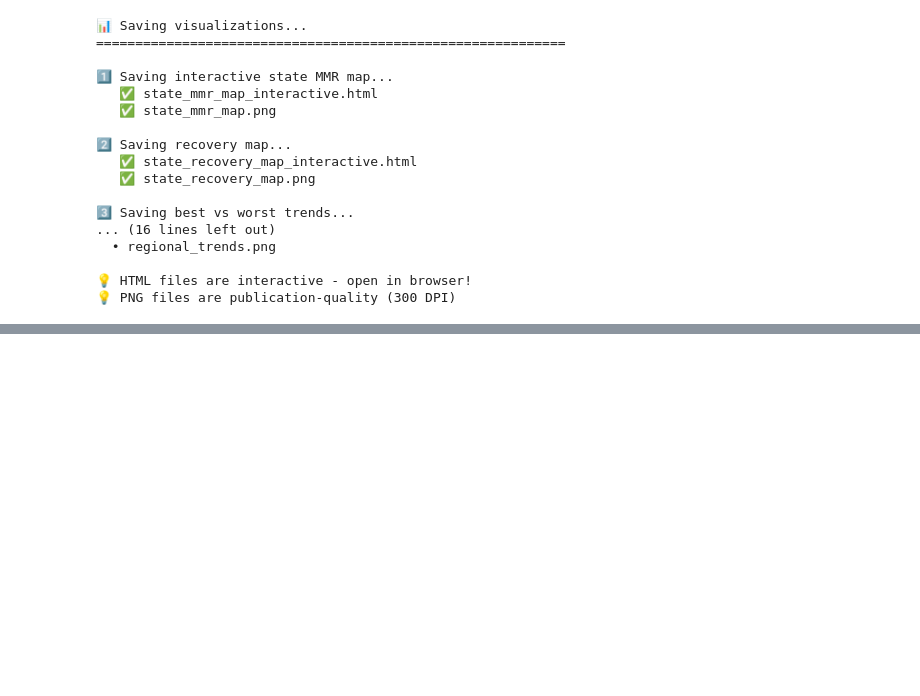
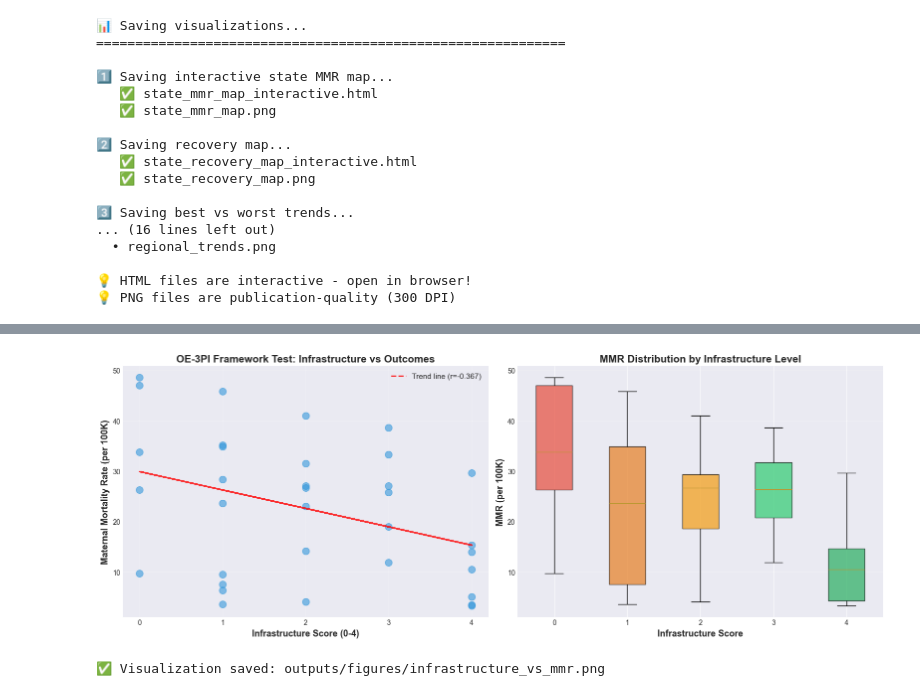
Before and after one commit to marshelton3/equity-metrics-dashboard, a Jupyter notebook: notebooks/03_state_analysis.ipynb, the cells around one changed output, grey strips where cells are left out. Cells and saved outputs as stored; diff of their text form; code cells hidden in the pictures; blank space fills up the shorter version.

```diff
--- a/notebooks/03_state_analysis.ipynb
+++ b/notebooks/03_state_analysis.ipynb
@@ -1029,0 +1685,52 @@ print("💡 PNG files are publication-quality (300 DPI)")
+# %%
+# ============================================================================
+# VISUALIZE: Infrastructure Score vs MMR
+# ============================================================================
+
+fig, (ax1, ax2) = plt.subplots(1, 2, figsize=(16, 6))
+
+# Plot 1: Scatter plot with trend line
+ax1.scatter(merged_data['Infrastructure_Score'], merged_data['MMR'],
+           s=100, alpha=0.6, color='#3498db')
+
+# Add trend line
+z = np.polyfit(merged_data['Infrastructure_Score'], merged_data['MMR'], 1)
+p = np.poly1d(z)
+ax1.plot(merged_data['Infrastructure_Score'], p(merged_data['Infrastructure_Score']),
+        "r--", linewidth=2, alpha=0.8, label=f'Trend line (r={infra_corr:.3f})')
+
+ax1.set_xlabel('Infrastructure Score (0-4)', fontsize=13, fontweight='bold')
+ax1.set_ylabel('Maternal Mortality Rate (per 100K)', fontsize=13, fontweight='bold')
+ax1.set_title('OE-3PI Framework Test: Infrastructure vs Outcomes',
+             fontsize=15, fontweight='bold')
+ax1.legend(fontsize=11)
+ax1.grid(True, alpha=0.3)
+ax1.set_xticks([0, 1, 2, 3, 4])
+
+# Plot 2: Box plot by infrastructure score
+infra_groups = [merged_data[merged_data['Infrastructure_Score']==i]['MMR'].values
+                for i in range(5)]
+bp = ax2.boxplot(infra_groups, labels=['0', '1', '2', '3', '4'],
+                patch_artist=True)
+
+# Color boxes
+colors = ['#e74c3c', '#e67e22', '#f39c12', '#2ecc71', '#27ae60']
+for patch, color in zip(bp['boxes'], colors):
+    patch.set_facecolor(color)
+    patch.set_alpha(0.7)
+
+ax2.set_xlabel('Infrastructure Score', fontsize=13, fontweight='bold')
+ax2.set_ylabel('MMR (per 100K)', fontsize=13, fontweight='bold')
+ax2.set_title('MMR Distribution by Infrastructure Level',
+             fontsize=15, fontweight='bold')
+ax2.grid(True, alpha=0.3, axis='y')
+
+plt.tight_layout()
+plt.savefig(f'{base_path}/outputs/figures/infrastructure_vs_mmr.png',
+           dpi=300, bbox_inches='tight')
+plt.show()
+
+print("\n✅ Visualization saved: outputs/figures/infrastructure_vs_mmr.png")
+# %% [output]
+[figure, added]
+✅ Visualization saved: outputs/figures/infrastructure_vs_mmr.png
```
Also changed, not shown: parts of 13 cells of this notebook, 7 other files.
